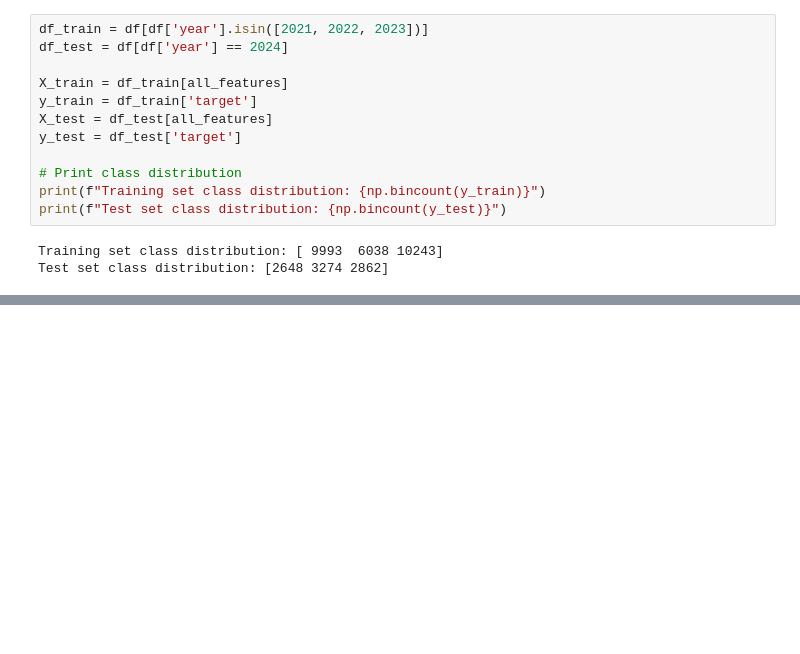
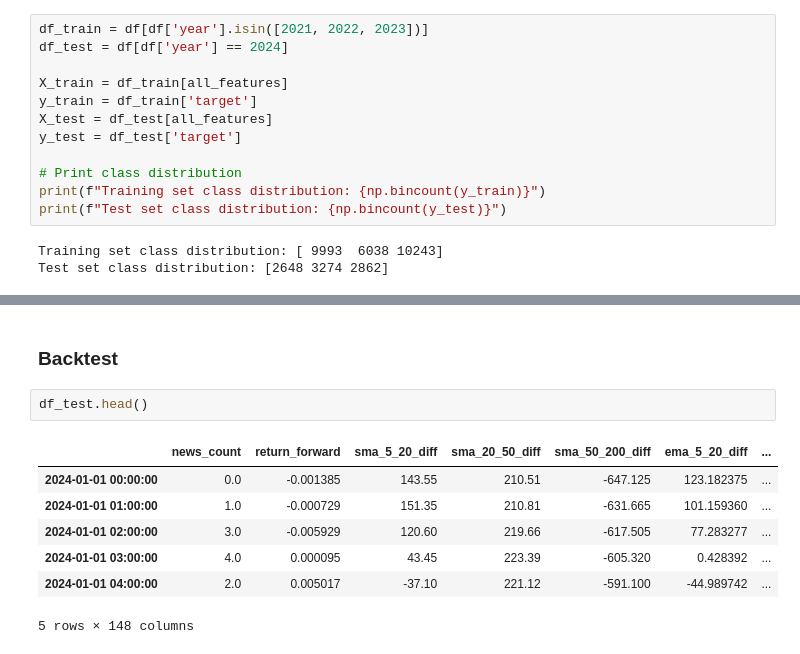
Before and after one commit to alvinku0/Bitcoin-Systematic-Strategies, a Jupyter notebook: modeling_backtesting/LR/LR_v1.ipynb, the cells around one changed output, grey strips where cells are left out. Saved outputs shown, nothing was run; the diff lists cells and outputs as text; blank space fills up the shorter version.

```diff
--- a/modeling_backtesting/LR/LR.ipynb
+++ b/modeling_backtesting/LR/LR_v1.ipynb
@@ -196,0 +390,12 @@ Test set class distribution: [2648 3274 2862]
+# %% [markdown]
+### Backtest
+# %%
+df_test.head()
+# %% [output]
+|  | news_count | return_forward | sma_5_20_diff | sma_20_50_diff | sma_50_200_diff | ema_5_20_diff | ... |
+| 2024-01-01 00:00:00 | 0.0 | -0.001385 | 143.55 | 210.51 | -647.125 | 123.182375 | ... |
+| 2024-01-01 01:00:00 | 1.0 | -0.000729 | 151.35 | 210.81 | -631.665 | 101.159360 | ... |
+| 2024-01-01 02:00:00 | 3.0 | -0.005929 | 120.60 | 219.66 | -617.505 | 77.283277 | ... |
+| 2024-01-01 03:00:00 | 4.0 | 0.000095 | 43.45 | 223.39 | -605.320 | 0.428392 | ... |
+| 2024-01-01 04:00:00 | 2.0 | 0.005017 | -37.10 | 221.12 | -591.100 | -44.989742 | ... |
+5 rows × 148 columns
```
Also changed, not shown: parts of 11 cells of this notebook, 2 other files.
